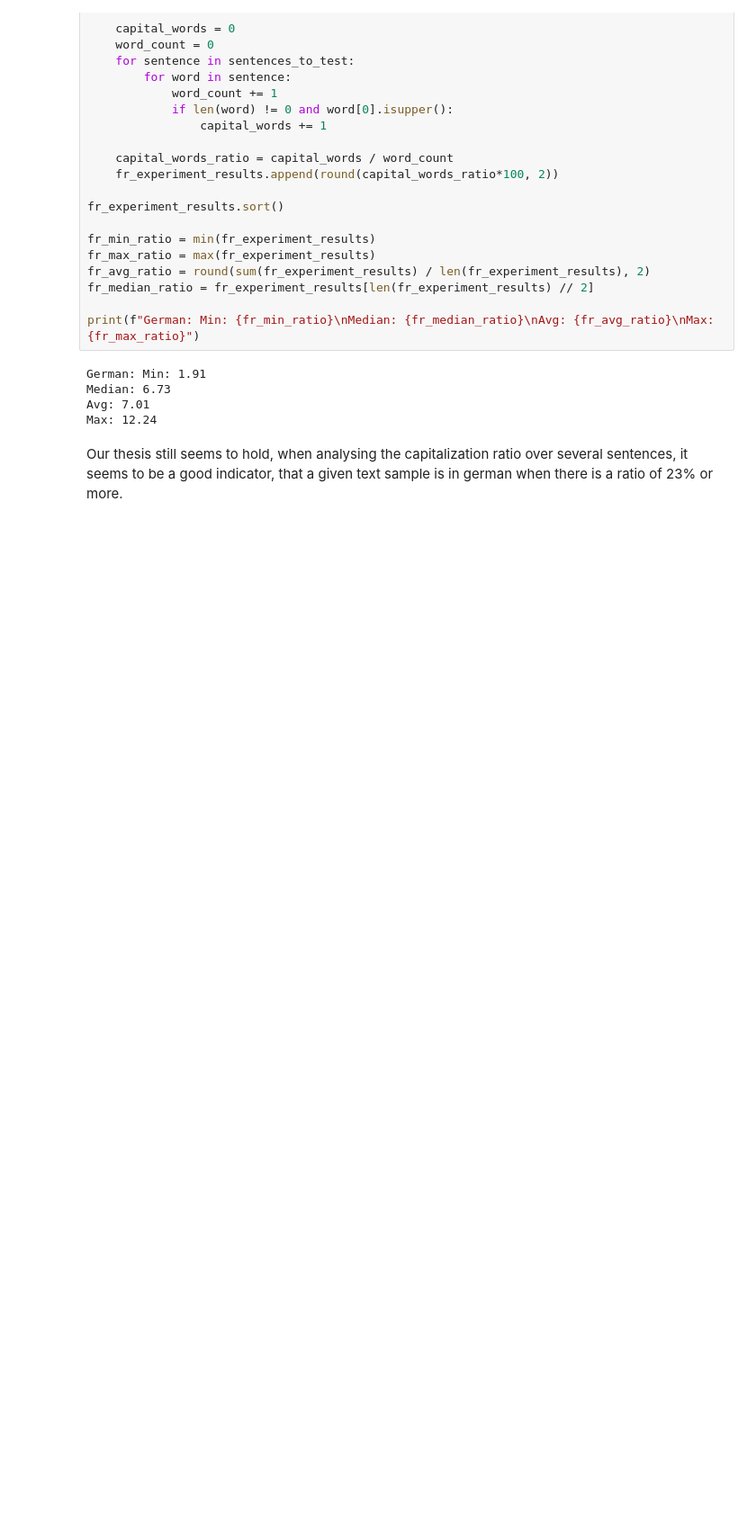
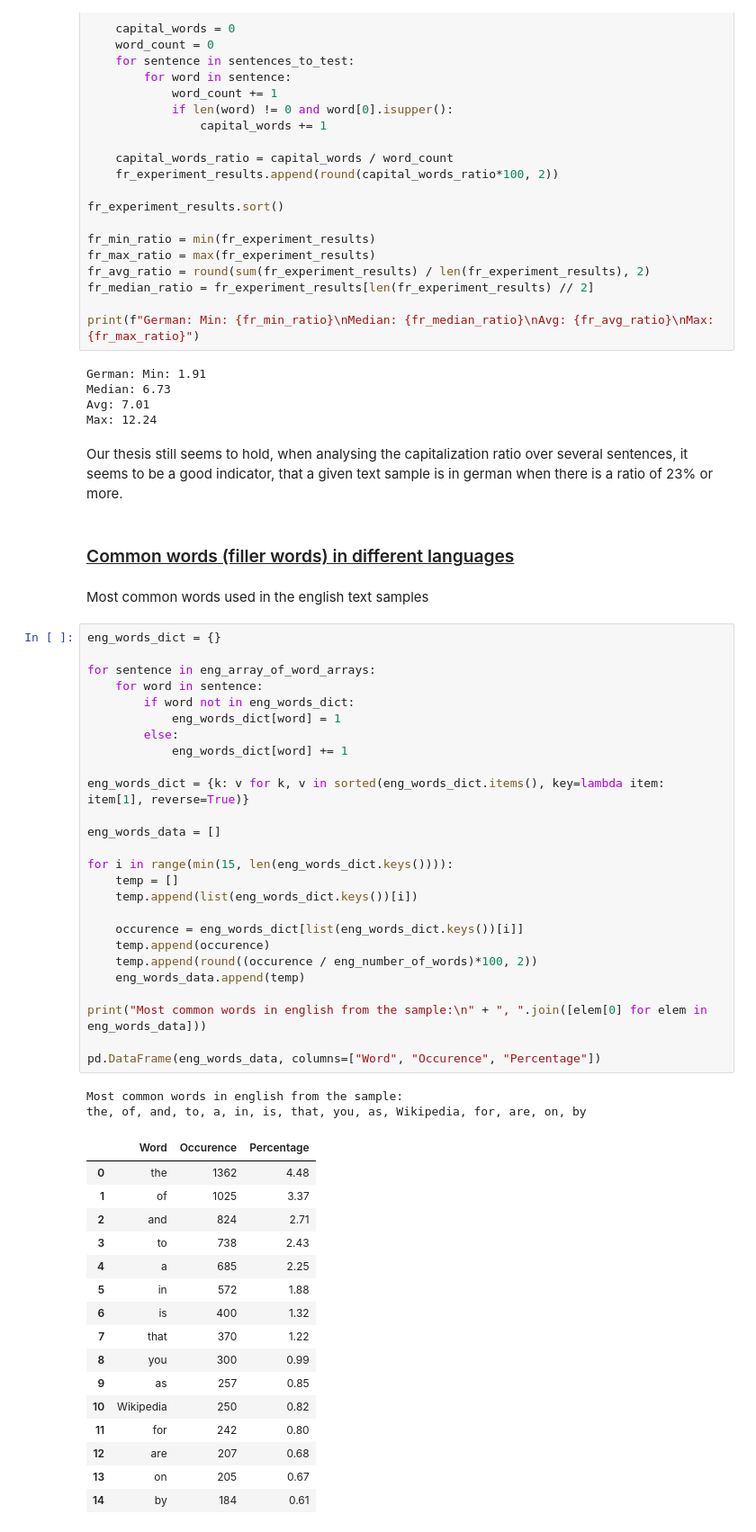
Before and after one commit to GeoffreyKarnbach/SpotifyLanguageSorting, a Jupyter notebook: language_analyse.ipynb, the cells around one changed output. Shown at 90% size. Cells and saved outputs as stored; diff of their text form; blank space fills up the shorter version.

Commit message:
Most common words per language

```diff
--- a/language_analyse.ipynb
+++ b/language_analyse.ipynb
@@ -403,3 +413,52 @@ Avg: 7.01
 Max: 12.24
 # %% [markdown]
 Our thesis still seems to hold, when analysing the capitalization ratio over several sentences, it seems to be a good indicator, that a given text sample is in german when there is a ratio of 23% or more.
+# %% [markdown]
+### <u>Common words (filler words) in different languages</u>
+# %% [markdown]
+Most common words used in the english text samples
+# %%
+eng_words_dict = {}
+
+for sentence in eng_array_of_word_arrays:
+    for word in sentence:
+        if word not in eng_words_dict:
+            eng_words_dict[word] = 1
+        else:
+            eng_words_dict[word] += 1
+
+eng_words_dict = {k: v for k, v in sorted(eng_words_dict.items(), key=lambda item: item[1], reverse=True)}
+
+eng_words_data = []
+
+for i in range(min(15, len(eng_words_dict.keys()))):
+    temp = []
+    temp.append(list(eng_words_dict.keys())[i])
+
+    occurence = eng_words_dict[list(eng_words_dict.keys())[i]]
+    temp.append(occurence)
+    temp.append(round((occurence / eng_number_of_words)*100, 2))
+    eng_words_data.append(temp)
+
+print("Most common words in english from the sample:\n" + ", ".join([elem[0] for elem in eng_words_data]))
+
+pd.DataFrame(eng_words_data, columns=["Word", "Occurence", "Percentage"])
+# %% [output]
+Most common words in english from the sample:
+the, of, and, to, a, in, is, that, you, as, Wikipedia, for, are, on, by
+|  | Word | Occurence | Percentage |
+| 0 | the | 1362 | 4.48 |
+| 1 | of | 1025 | 3.37 |
+| 2 | and | 824 | 2.71 |
+| 3 | to | 738 | 2.43 |
+| 4 | a | 685 | 2.25 |
+| 5 | in | 572 | 1.88 |
+| 6 | is | 400 | 1.32 |
+| 7 | that | 370 | 1.22 |
+| 8 | you | 300 | 0.99 |
+| 9 | as | 257 | 0.85 |
+| 10 | Wikipedia | 250 | 0.82 |
+| 11 | for | 242 | 0.80 |
+| 12 | are | 207 | 0.68 |
+| 13 | on | 205 | 0.67 |
+| 14 | by | 184 | 0.61 |
```
Also changed, not shown: parts of 28 cells of this notebook.
